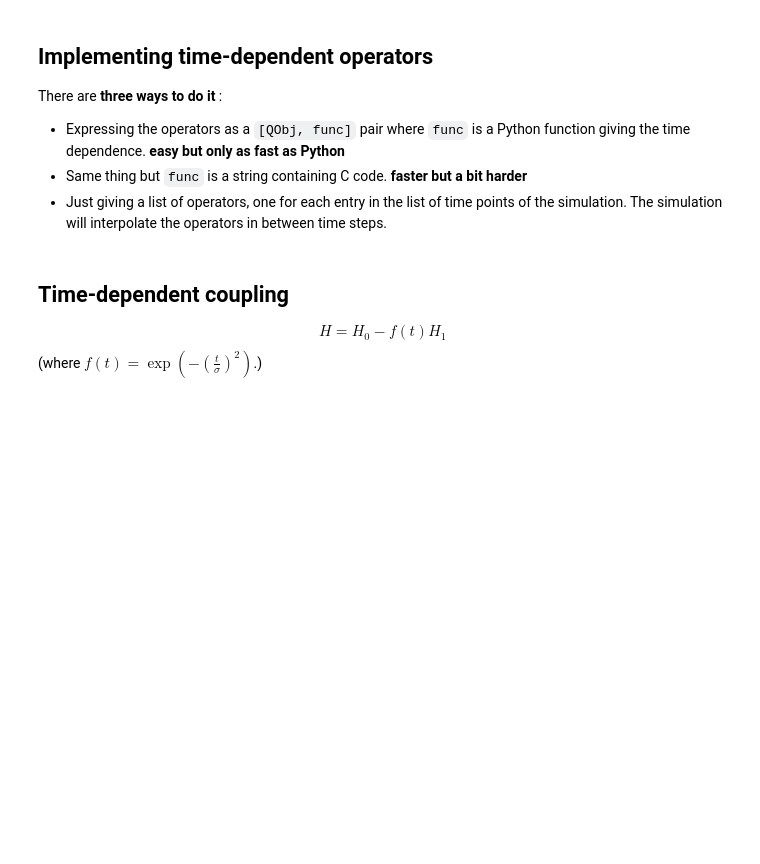
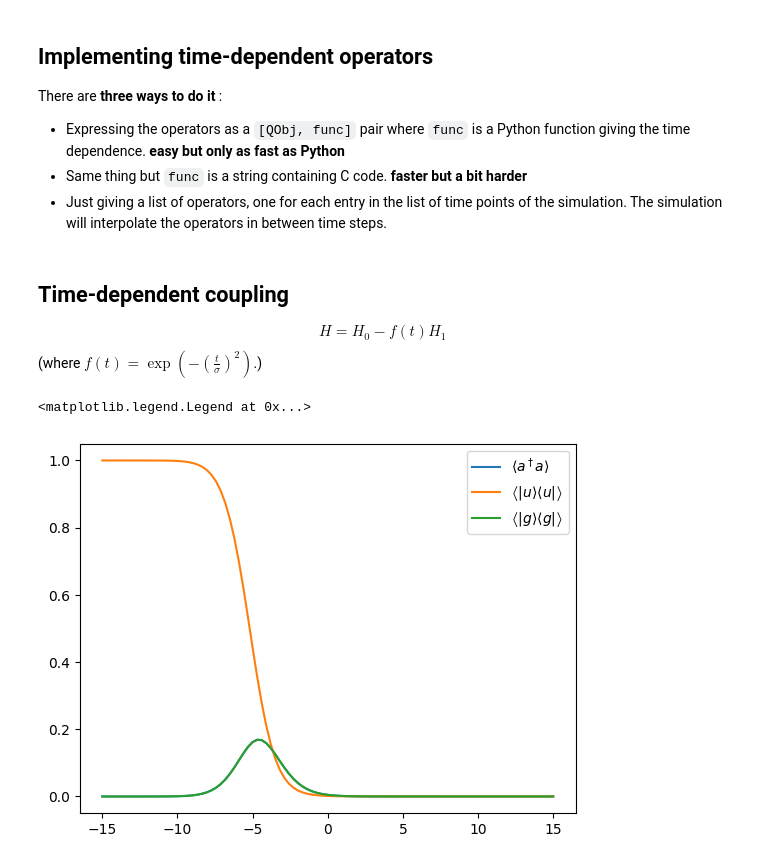
Before and after one commit to MechanicalPenguin225/quandelight, a Jupyter notebook: notebooks/discovering_qutip.ipynb, the cells around one changed output. Drawn from its saved outputs; the diff is of its cells as text; code cells hidden in the pictures; blank space fills up the shorter version.

```diff
--- a/notebooks/discovering_qutip.ipynb
+++ b/notebooks/discovering_qutip.ipynb
@@ -130,30 +130,46 @@ $$H = H_0 - f(t)H_1$$
 # %%
 # setting up a three-state system
 ustate = basis(3, 0)
 excited = basis(3, 1)
 ground = basis(3, 2)
 
 N = 2 # Set where to truncate Fock state for cavity
 sigma_ge = tensor(qeye(N), ground * excited.dag())  # |g><e|
 sigma_ue = tensor(qeye(N), ustate * excited.dag())  # |u><e|
 a = tensor(destroy(N), qeye(3))
 ada = tensor(num(N), qeye(3))
 
 c_ops = []  # Build collapse operators
 kappa = 1.5 # Cavity decay rate
 c_ops.append(np.sqrt(kappa) * a)
 gamma = 6  # Atomic decay rate
 c_ops.append(np.sqrt(5*gamma/9) * sigma_ue) # Use Rb branching ratio of 5/9 e->u
 c_ops.append(np.sqrt(4*gamma/9) * sigma_ge) # 4/9 e->g
 
 t = np.linspace(-15, 15, 100) # Define time vector
 psi0 = tensor(basis(N, 0), ustate) # Define initial state
 
 state_GG = tensor(basis(N, 1), ground) # Define states onto which to project
 sigma_GG = state_GG * state_GG.dag()
 state_UU = tensor(basis(N, 0), ustate)
 sigma_UU = state_UU * state_UU.dag()
 
 g = 5  # coupling strength
 H0 = -g * (sigma_ge.dag() * a + a.dag() * sigma_ge)  # time-independent term
 H1 = (sigma_ue.dag() + sigma_ue)  # time-dependent term
+
+def H1_coeff(t, args):
+    return 9 * np.exp(-(t / 5.) ** 2)
+
+H = [H0,[H1, H1_coeff]]
+output = mesolve(H, psi0, t, c_ops, [ada, sigma_UU, sigma_GG])
+
+fig, ax = plt.subplots()
+
+ax.plot(t, output.expect[0], label = r'$\left\langle a^\dagger a\right\rangle$')
+ax.plot(t, output.expect[1], label = r'$\left\langle \left| u\right\rangle\left\langle u\right|\right\rangle$')
+ax.plot(t, output.expect[2], label = r'$\left\langle \left| g\right\rangle\left\langle g\right|\right\rangle$')
+ax.legend()
+# %% [output]
+<matplotlib.legend.Legend at 0x...>
+[figure, added]
```
Also changed, not shown: parts of 1 cell of this notebook, 2 other files.
